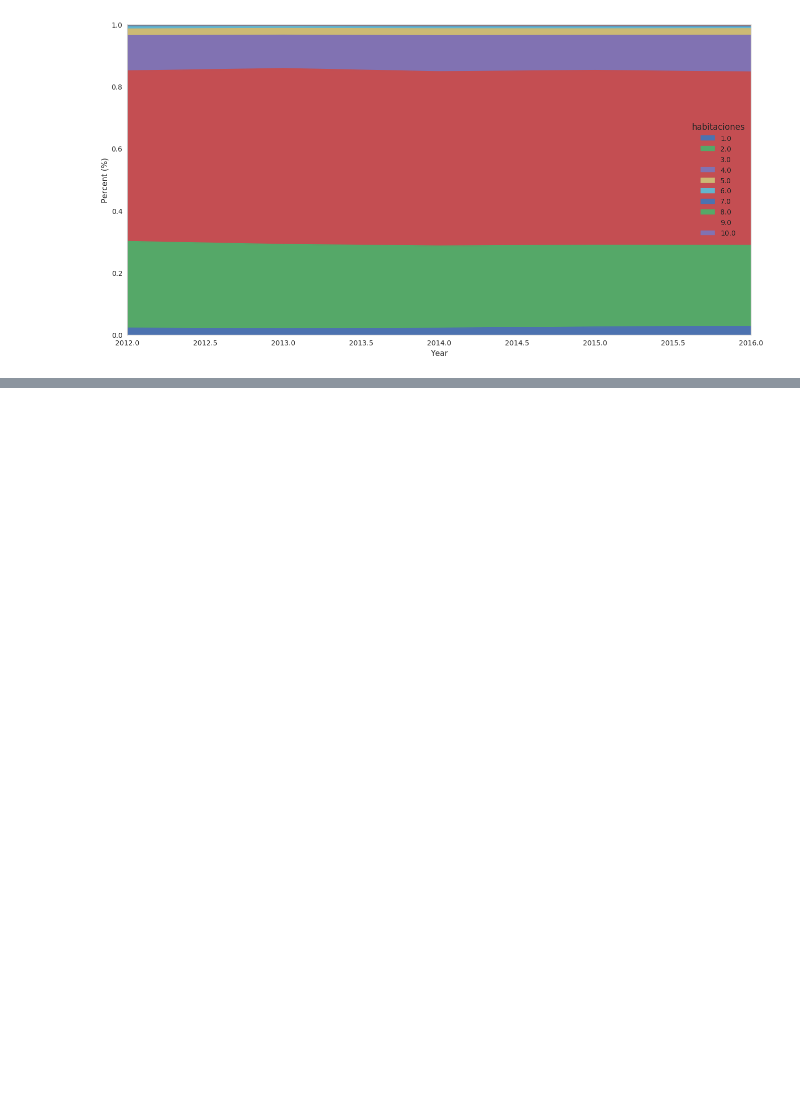
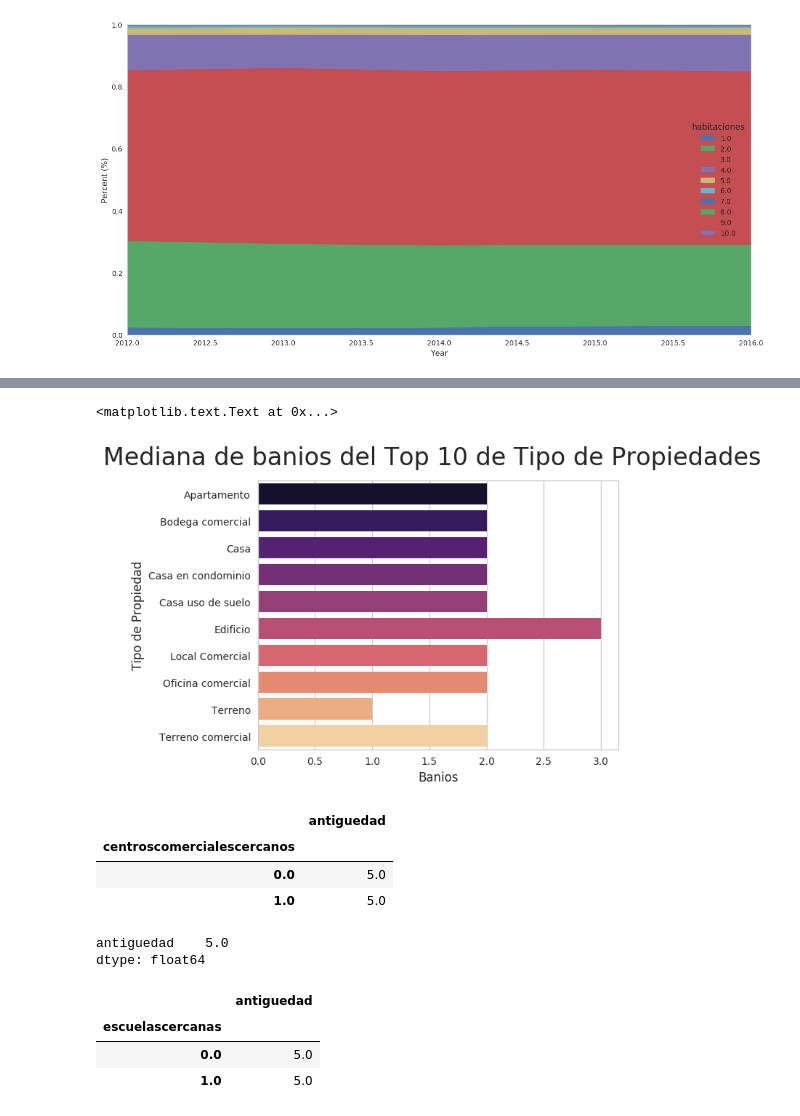
Before and after one commit to SergioCalvani/75.06-Datos-TP1-2019, a Jupyter notebook: Notebooks/probando.ipynb, the cells around one changed output, grey strips where cells are left out. Drawn from its saved outputs; the diff is of its cells as text; code cells hidden in the pictures; blank space fills up the shorter version.

```diff
--- a/Notebooks/probando.ipynb
+++ b/Notebooks/probando.ipynb
@@ -87,0 +137,7 @@ plt.show()
+# %%
+tipo_banos=propiedades[['tipodepropiedad','banos']].copy()
+tipo_banos_top=pd.merge(tipo_banos,tipo_propiedad_top,on='tipodepropiedad',how='inner')
+tipo_banos_top.dropna(inplace=True)
+tipo_banos_top['banos'].fillna(0,inplace=True)
+group_tipo_banos_top=tipo_banos_top.groupby(['tipodepropiedad']).agg({'banos':'median'})
+group_tipo_banos_top
@@ -87,0 +157,37 @@ plt.show()
+# %%
+fig = plt.figure()
+grafico_tipo_banos_top=sns.barplot(x=group_tipo_banos_top['banos'],y=group_tipo_banos_top.index,orient='h',palette='magma')
+fig.suptitle('Mediana de banios del Top 10 de Tipo de Propiedades', fontsize=24);
+grafico_tipo_banos_top.set_xlabel("Banios",fontsize=12)
+grafico_tipo_banos_top.set_ylabel("Tipo de Propiedad",fontsize=12)
+# %% [output]
+<matplotlib.text.Text at 0x...>
+[figure, added]
+# %%
+#Mediana de la antiguedad dependiendo si tiene centro comerciales cercanos
+
+#centroscomerciales_antiguedad=propiedades[['centroscomercialescercanos','antiguedad']].copy()
+#centroscomerciales_antiguedad.dropna(inplace=True)
+#centroscomerciales_antiguedad['antiguedad'].fillna(0,inplace=True)
+group_centroscomerciales_antiguedad=propiedades.groupby(['centroscomercialescercanos']).agg({'antiguedad':'median'})
+group_centroscomerciales_antiguedad
+
+#LO IBA A GRAFICAR PERO NO SE SI TIENE SENTIDO (pensé que podia haber una  diferencia pero parece que no)
+# %% [output]
+|  | antiguedad |
+| centroscomercialescercanos |  |
+| 0.0 | 5.0 |
+| 1.0 | 5.0 |
+# %%
+propiedades.agg({'antiguedad':'median'})
+# %% [output]
+antiguedad    5.0
+dtype: float64
+# %%
+group_escuelas_antiguedad=propiedades.groupby(['escuelascercanas']).agg({'antiguedad':'median'})
+group_escuelas_antiguedad
+# %% [output]
+|  | antiguedad |
+| escuelascercanas |  |
+| 0.0 | 5.0 |
+| 1.0 | 5.0 |
```
Also changed, not shown: parts of 7 cells of this notebook.
